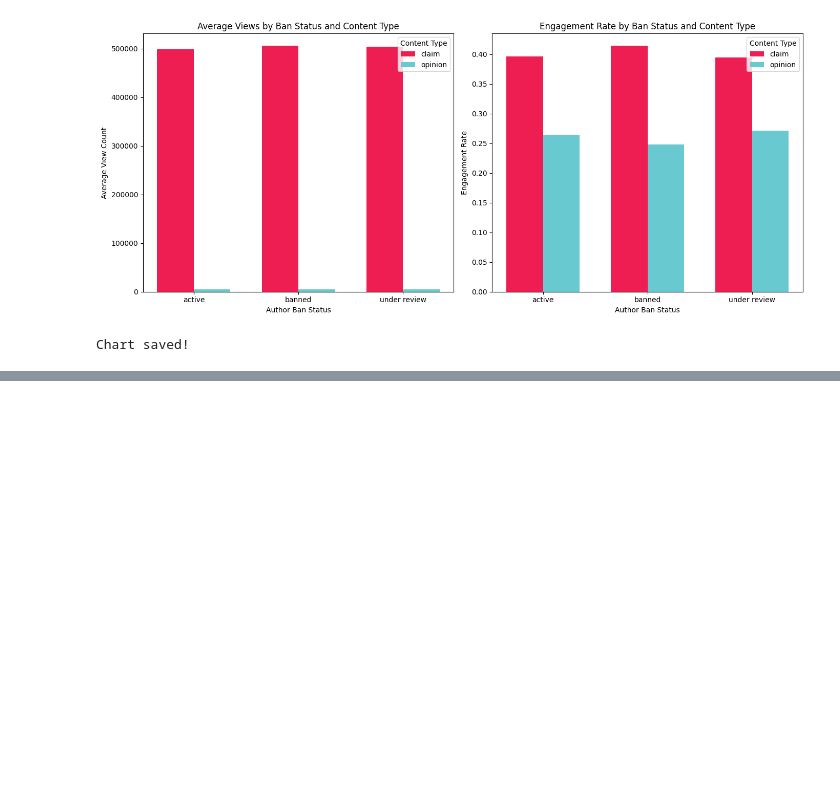
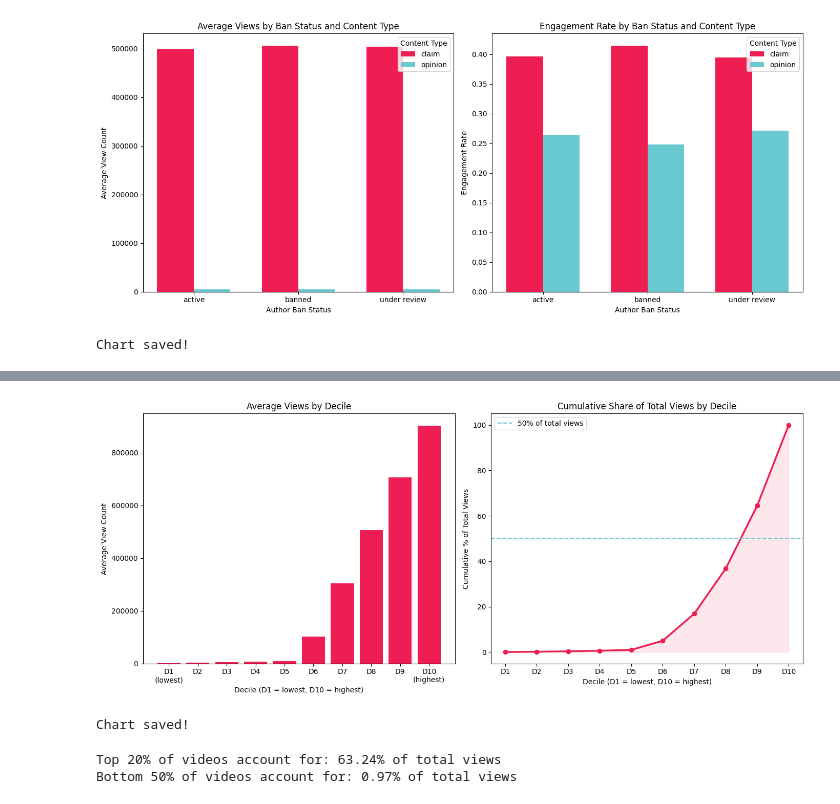
Before and after one commit to tkaixinn/tiktok-content-integrity-analysis, a Jupyter notebook: analysis.ipynb, the cells around one changed output, grey strips where cells are left out. Saved outputs shown, nothing was run; the diff lists cells and outputs as text; code cells hidden in the pictures; blank space fills up the shorter version.

Commit message:
Add view distribution analysis

```diff
--- a/analysis.ipynb
+++ b/analysis.ipynb
@@ -375,0 +385,20 @@ appears to matter far more than the account status of the author posting it.
+# %%
+df_clean['view_decile'] = pd.qcut(
+    df_clean['video_view_count'],
+    q=10,
+    labels=['D1\n(lowest)', 'D2', 'D3', 'D4', 'D5',
+            'D6', 'D7', 'D8', 'D9', 'D10\n(highest)']
+)
+
+decile_analysis = df_clean.groupby('view_decile', observed=True).agg(
+    avg_views=('video_view_count', 'mean'),
+    total_views=('video_view_count', 'sum'),
+    video_count=('video_id', 'count')
+).round(2)
+
+decile_analysis['pct_of_total_views'] = (
+    decile_analysis['total_views'] /
+    decile_analysis['total_views'].sum() * 100
+).round(2)
+
+print(decile_analysis)
@@ -375,0 +418,41 @@ appears to matter far more than the account status of the author posting it.
+# %%
+fig, axes = plt.subplots(1, 2, figsize=(14, 6))
+
+decile_views = df_clean.groupby(
+    'view_decile', observed=True)['video_view_count'].mean()
+axes[0].bar(decile_views.index, decile_views.values, color='#EE1D52')
+axes[0].set_title('Average Views by Decile')
+axes[0].set_ylabel('Average View Count')
+axes[0].set_xlabel('Decile (D1 = lowest, D10 = highest)')
+
+cumulative_pct = decile_analysis['pct_of_total_views'].cumsum()
+axes[1].plot(range(1, 11), cumulative_pct.values,
+             color='#EE1D52', marker='o', linewidth=2.5)
+axes[1].axhline(y=50, color='#69C9D0', linestyle='--', linewidth=1.5,
+                label='50% of total views')
+axes[1].fill_between(range(1, 11), cumulative_pct.values, alpha=0.1, color='#EE1D52')
+axes[1].set_title('Cumulative Share of Total Views by Decile')
+axes[1].set_ylabel('Cumulative % of Total Views')
+axes[1].set_xlabel('Decile (D1 = lowest, D10 = highest)')
+axes[1].set_xticks(range(1, 11))
+axes[1].set_xticklabels(['D1', 'D2', 'D3', 'D4', 'D5',
+                          'D6', 'D7', 'D8', 'D9', 'D10'])
+axes[1].legend()
+
+plt.tight_layout()
+plt.savefig('view_distribution.png', dpi=150, bbox_inches='tight')
+plt.show()
+
+print("Chart saved!")
+# %% [output]
+[figure, added]
+Chart saved!
+# %%
+top_20_pct = decile_analysis['pct_of_total_views'].iloc[-2:].sum().round(2)
+bottom_50_pct = decile_analysis['pct_of_total_views'].iloc[:5].sum().round(2)
+
+print(f"Top 20% of videos account for: {top_20_pct}% of total views")
+print(f"Bottom 50% of videos account for: {bottom_50_pct}% of total views")
+# %% [output]
+Top 20% of videos account for: 63.24% of total views
+Bottom 50% of videos account for: 0.97% of total views
```
Also changed, not shown: parts of 4 cells of this notebook, 1 other file.
